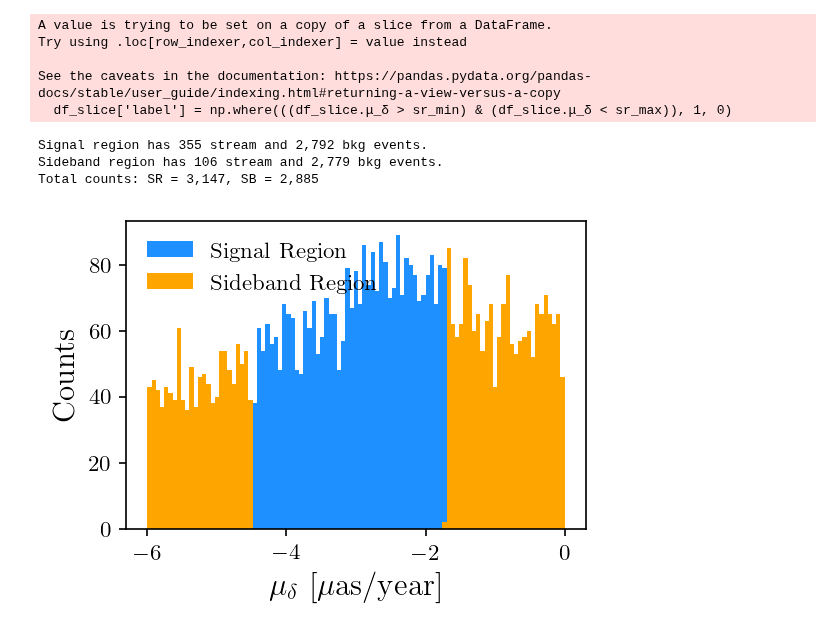
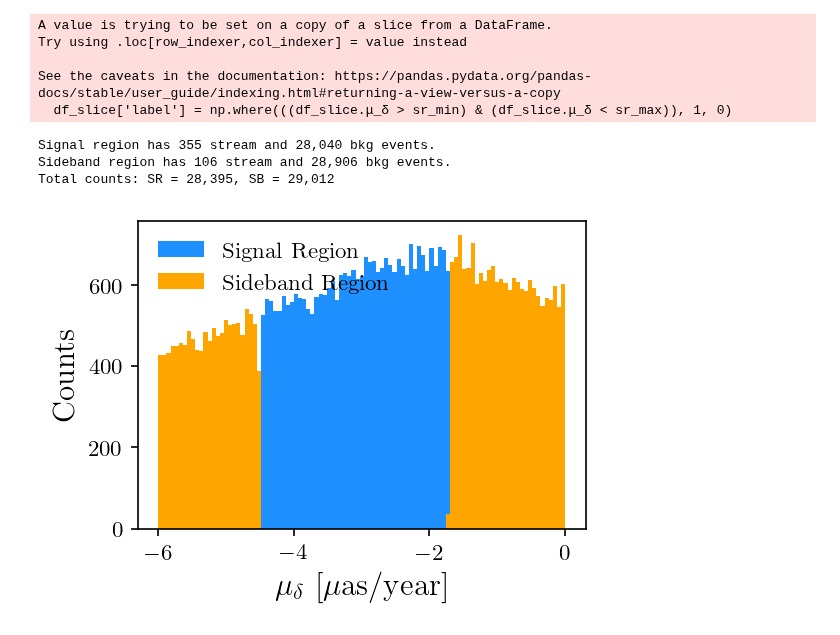
Before and after one commit to hep-lbdl/GaiaCWoLa, a Jupyter notebook: train.ipynb, the cells around one changed output. Saved outputs shown, nothing was run; the diff lists cells and outputs as text; code cells hidden in the pictures.

```diff
--- a/train.ipynb
+++ b/train.ipynb
@@ -30,4 +29,4 @@ save_label = None
 # %%
-df = load_file(stream = stream, percent_bkg = 1)
+df = load_file(stream = stream, percent_bkg = 10)
 # %% [output]
 Before reduction, stream stars make up 0.039% of the dataset.
@@ -39,16 +38,16 @@ visualize_stream(df)
 [figure]
 # %%
-df_slice = signal_sideband(df, stream = stream, save_label = save_label)
+df_slice = signal_sideband(df, stream = stream)
 # %% [output]
 A value is trying to be set on a copy of a slice from a DataFrame.
 Try using .loc[row_indexer,col_indexer] = value instead
 
 See the caveats in the documentation: https://pandas.pydata.org/pandas-docs/stable/user_guide/indexing.html#returning-a-view-versus-a-copy
   df_slice['label'] = np.where(((df_slice.μ_δ > sr_min) & (df_slice.μ_δ < sr_max)), 1, 0)
-Signal region has 355 stream and 2,792 bkg events.
-Sideband region has 106 stream and 2,779 bkg events.
-Total counts: SR = 3,147, SB = 2,885
+Signal region has 355 stream and 28,040 bkg events.
+Sideband region has 106 stream and 28,906 bkg events.
+Total counts: SR = 28,395, SB = 29,012
-[figure, old version]
+[figure, new version]
 # %%
 ### Prepare datasets for training
 training_vars = ['μ_α','δ','α','color','mag']
```
Also changed, not shown: parts of 7 cells of this notebook, 2 other files.
